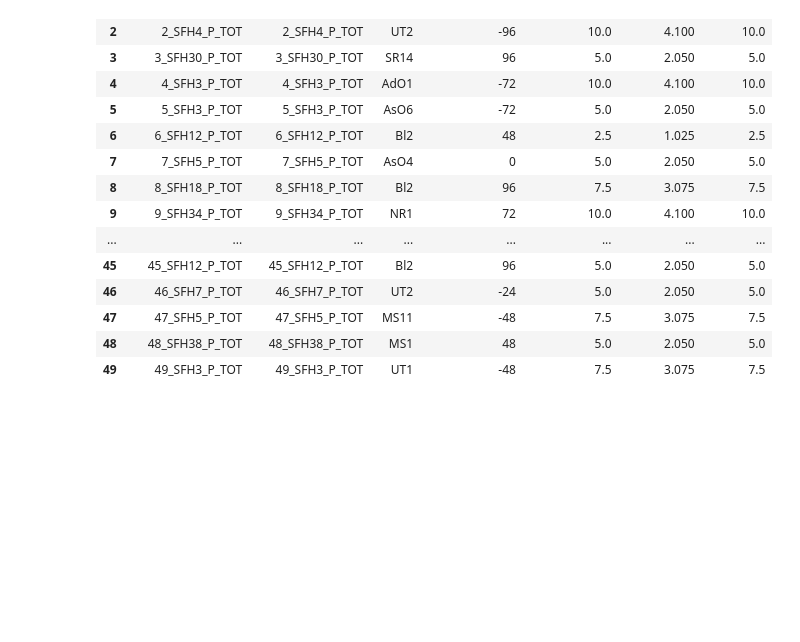
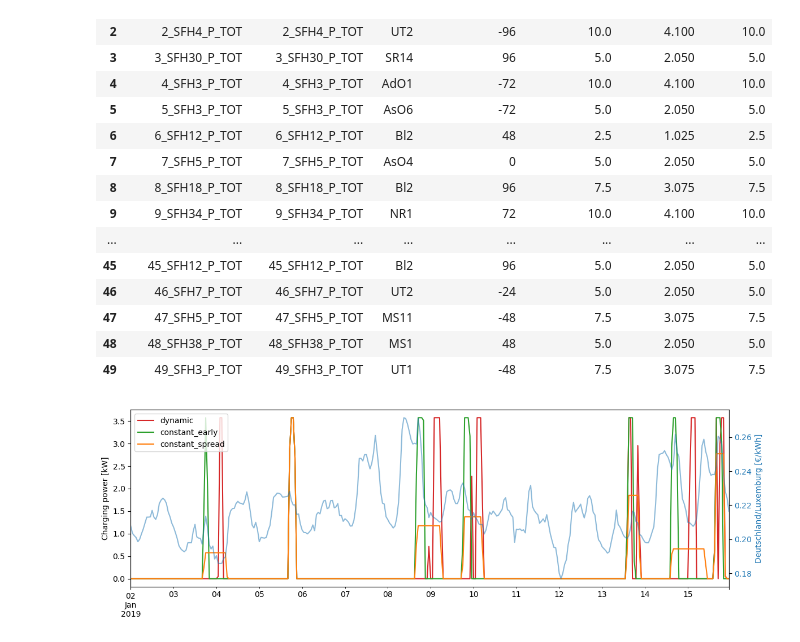
Before and after one commit to leloq/dynamic-tariffs-in-distribution-grids, a Jupyter notebook: 01 Create Dynamic and Constant Profiles.ipynb, the cells around one changed output. Cells and saved outputs as stored; diff of their text form; code cells hidden in the pictures; blank space fills up the shorter version.

```diff
--- a/01 Create Dynamic and Constant Profiles.ipynb
+++ b/01 Create Dynamic and Constant Profiles.ipynb
@@ -36,9 +35,0 @@ df_p.head()
-# %%
-# We append a further column to the price dataframe to define the charging hours
-df_p.index = df["date"].values[:8760]
-df_p.index = pd.to_datetime(df_p.index)
-df_p["Hour"] = df_p.index.hour
-df_p["Charging Allowed"] = df_p["Hour"].apply(lambda x: 1 if (x<9 or x>19) else 0) # defining when charging is allowed, this is later used in the optimization
-
-# Now, we also load the 1kW nominal capacity PV generation in Hamelin
-df_pv = pd.read_csv("./input/ninja_pv_52.1040_9.3562_uncorrected.csv",skiprows=3)
@@ -519,3 +525,33 @@ for i in household_config.index:
 
 
 failed_hhs_df
+# %%
+df_ev_comparison = pd.DataFrame({"dynamic": df_results_ev_dynamic["p_ch_opt"].values,
+                                 "constant_early": df_results_ev_constant_early["p_ch_opt"].values,
+                                 "constant_spread": df_results_ev_constant_spread["p_ch_opt"].values,
+                                 "input": ev_load["kWh"].values,
+                                 "prices": prices},
+                                index=df_ev.index)
+# %%
+fig, ax1 = plt.subplots(figsize=(12, 4))
+color1 = 'tab:red'
+color2 = 'tab:green'
+color3 = 'tab:orange'
+color4 = 'tab:blue'
+
+n_days = 14
+start_day = 1
+df_ = df_ev_comparison.iloc[start_day*24:start_day*24 + n_days*24]
+df_[["dynamic", "constant_early", "constant_spread"]].plot(ax=ax1, color=[color1, color2, color3])
+ax1.set_ylabel('Charging power [kW]')
+ax1.legend(loc='upper left')
+
+ax2 = ax1.twinx()
+ax2.set_ylabel('Deutschland/Luxemburg [€/kWh]', color=color4)
+df_[["prices"]].plot(ax=ax2, color=[color4], alpha=0.5)
+ax2.tick_params(axis='y', labelcolor=color4)
+ax2.legend().remove()
+
+fig.tight_layout()
+# %% [output]
+[figure, added]
```
Also changed, not shown: parts of 4 cells of this notebook, 10 other files.
